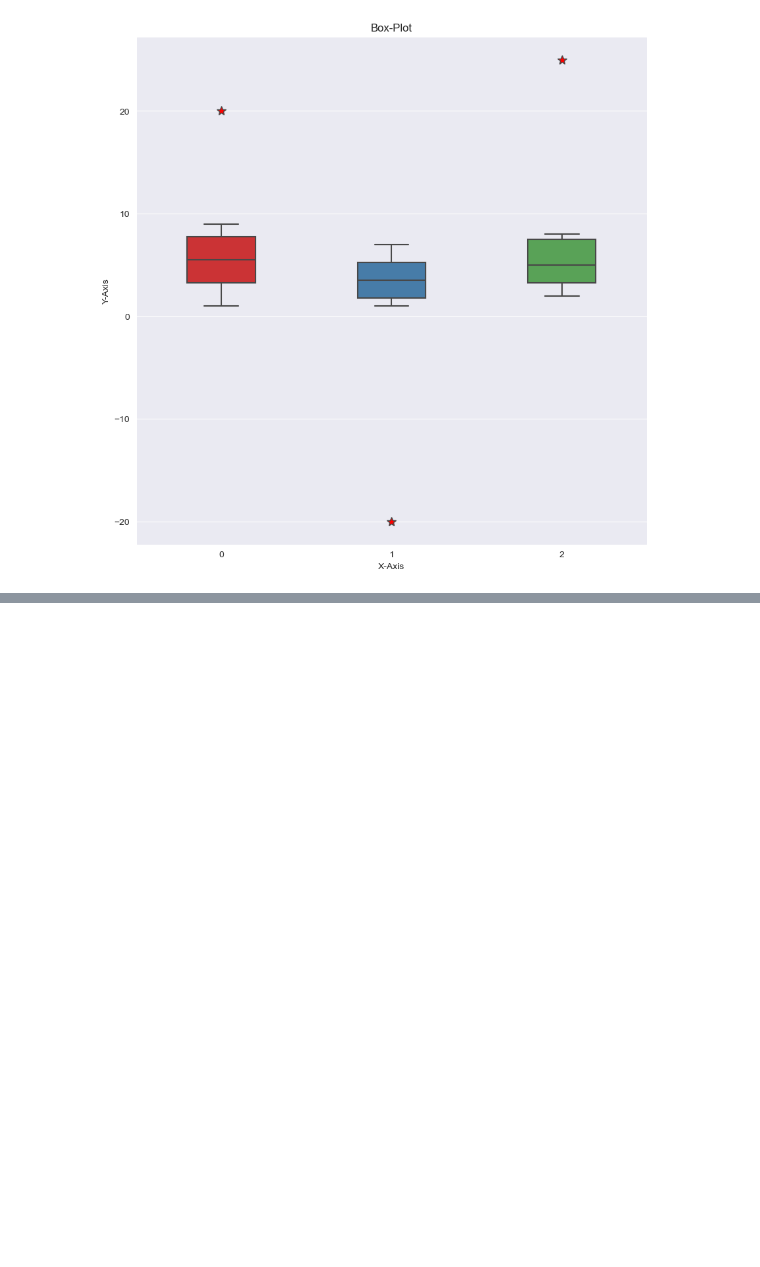
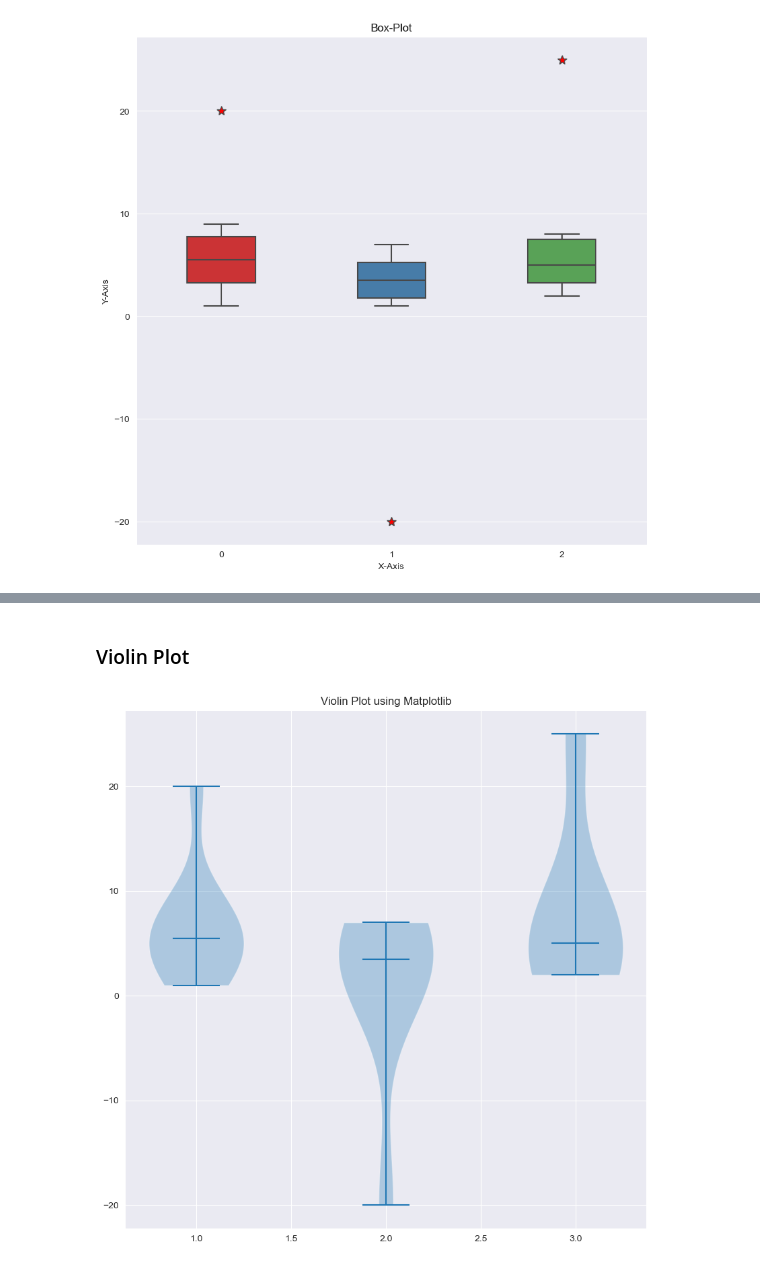
Before and after one commit to ashuka-aa/Learning_Data_Science, a Jupyter notebook: Data_Visualization/Other_Plots.ipynb, the cells around one changed output, grey strips where cells are left out. Drawn from its saved outputs; the diff is of its cells as text; code cells hidden in the pictures; blank space fills up the shorter version.

```diff
--- a/Data_Visualization/Other_Plots.ipynb
+++ b/Data_Visualization/Other_Plots.ipynb
@@ -27,0 +110,12 @@ plt.show()
+# %% [markdown]
+### Violin Plot
+# %%
+plt.figure(figsize = (10,10))
+
+sns.set_style('darkgrid')
+
+plt.violinplot([one,two,three], showmedians = True)
+plt.title('Violin Plot using Matplotlib')
+plt.show()
+# %% [output]
+[figure, added]
```
Also changed, not shown: parts of 5 cells of this notebook.
